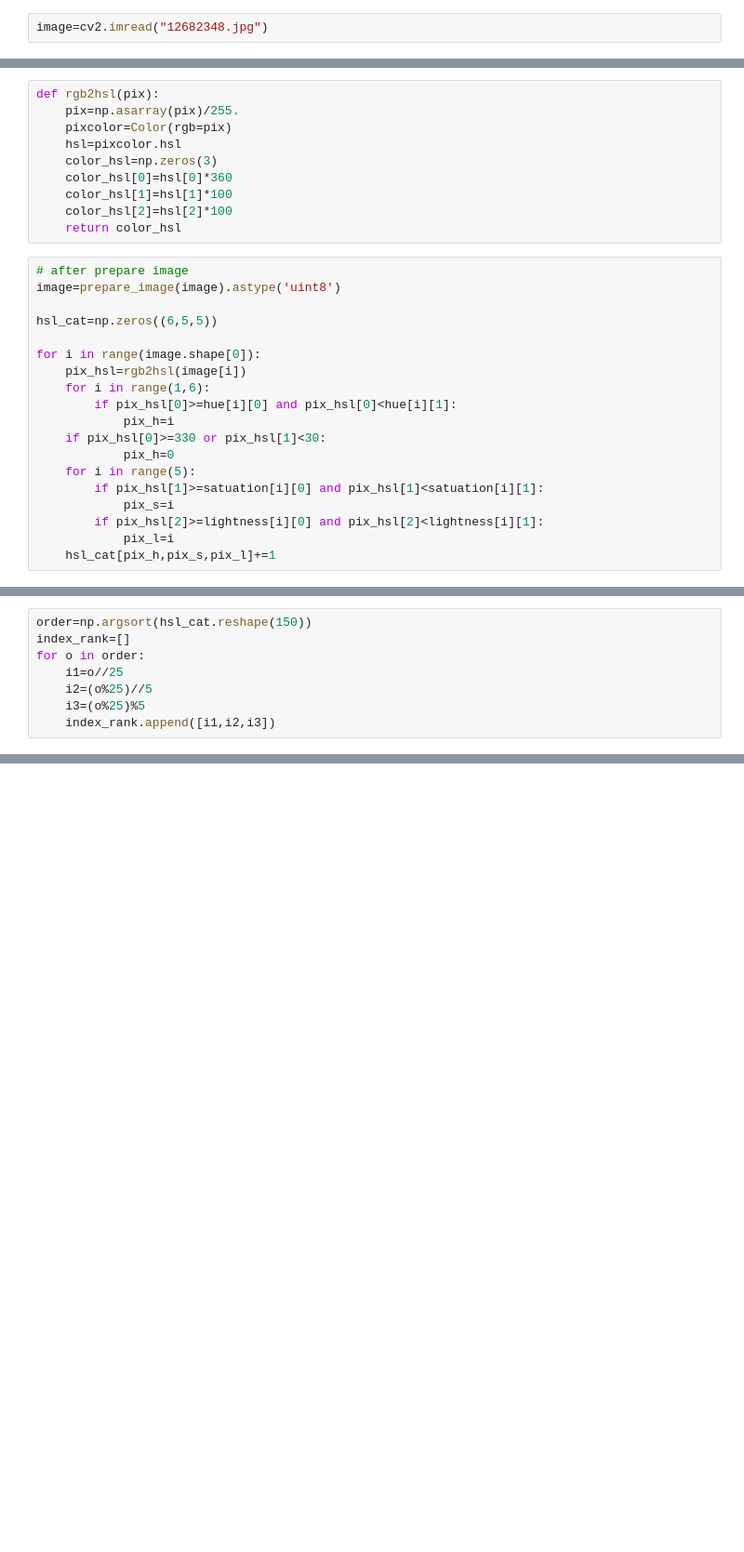
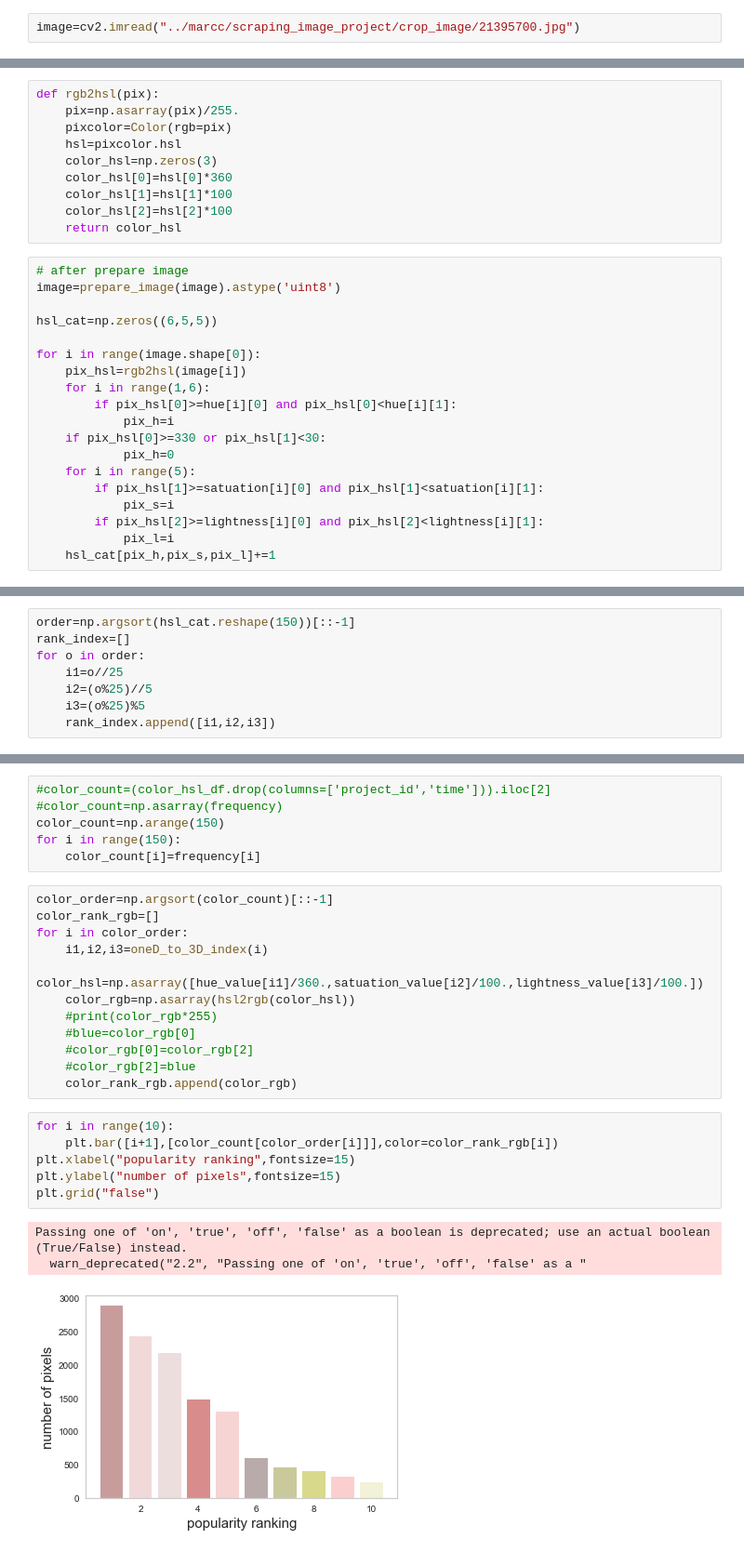
Before and after one commit to yajinghuang-aya/yarnies, a Jupyter notebook: color_pop_hsl.ipynb, the cells around one changed output, grey strips where cells are left out. Shown: that part at 93% size. Saved outputs shown, nothing was run; the diff lists cells and outputs as text; blank space fills up the shorter version.

Commit message:
add hsl colors

```diff
--- a/color_pop_hsl.ipynb
+++ b/color_pop_hsl.ipynb
@@ -17,3 +22,3 @@ lightness=[[0,20],[20,40],[40,60],[60,80],[80,100]]
 # %%
-image=cv2.imread("12682348.jpg")
+image=cv2.imread("../marcc/scraping_image_project/crop_image/21395700.jpg")
 # %%
@@ -75,8 +65,8 @@ np.where(hsl_cat==3.841e+03)
 # %%
-order=np.argsort(hsl_cat.reshape(150))
-index_rank=[]
+order=np.argsort(hsl_cat.reshape(150))[::-1]
+rank_index=[]
 for o in order:
     i1=o//25
     i2=(o%25)//5
     i3=(o%25)%5
-    index_rank.append([i1,i2,i3])
+    rank_index.append([i1,i2,i3])
@@ -106,0 +111,28 @@ index_rank
+# %%
+#color_count=(color_hsl_df.drop(columns=['project_id','time'])).iloc[2]
+#color_count=np.asarray(frequency)
+color_count=np.arange(150)
+for i in range(150):
+    color_count[i]=frequency[i]
+# %%
+color_order=np.argsort(color_count)[::-1]
+color_rank_rgb=[]
+for i in color_order:
+    i1,i2,i3=oneD_to_3D_index(i)
+    color_hsl=np.asarray([hue_value[i1]/360.,satuation_value[i2]/100.,lightness_value[i3]/100.])
+    color_rgb=np.asarray(hsl2rgb(color_hsl))
+    #print(color_rgb*255)
+    #blue=color_rgb[0]
+    #color_rgb[0]=color_rgb[2]
+    #color_rgb[2]=blue
+    color_rank_rgb.append(color_rgb)
+# %%
+for i in range(10):
+    plt.bar([i+1],[color_count[color_order[i]]],color=color_rank_rgb[i])
+plt.xlabel("popularity ranking",fontsize=15)
+plt.ylabel("number of pixels",fontsize=15)
+plt.grid("false")
+# %% [output]
+Passing one of 'on', 'true', 'off', 'false' as a boolean is deprecated; use an actual boolean (True/False) instead.
+  warn_deprecated("2.2", "Passing one of 'on', 'true', 'off', 'false' as a "
+[figure, added]
```
Also changed, not shown: parts of 31 cells of this notebook, 3 other files.
